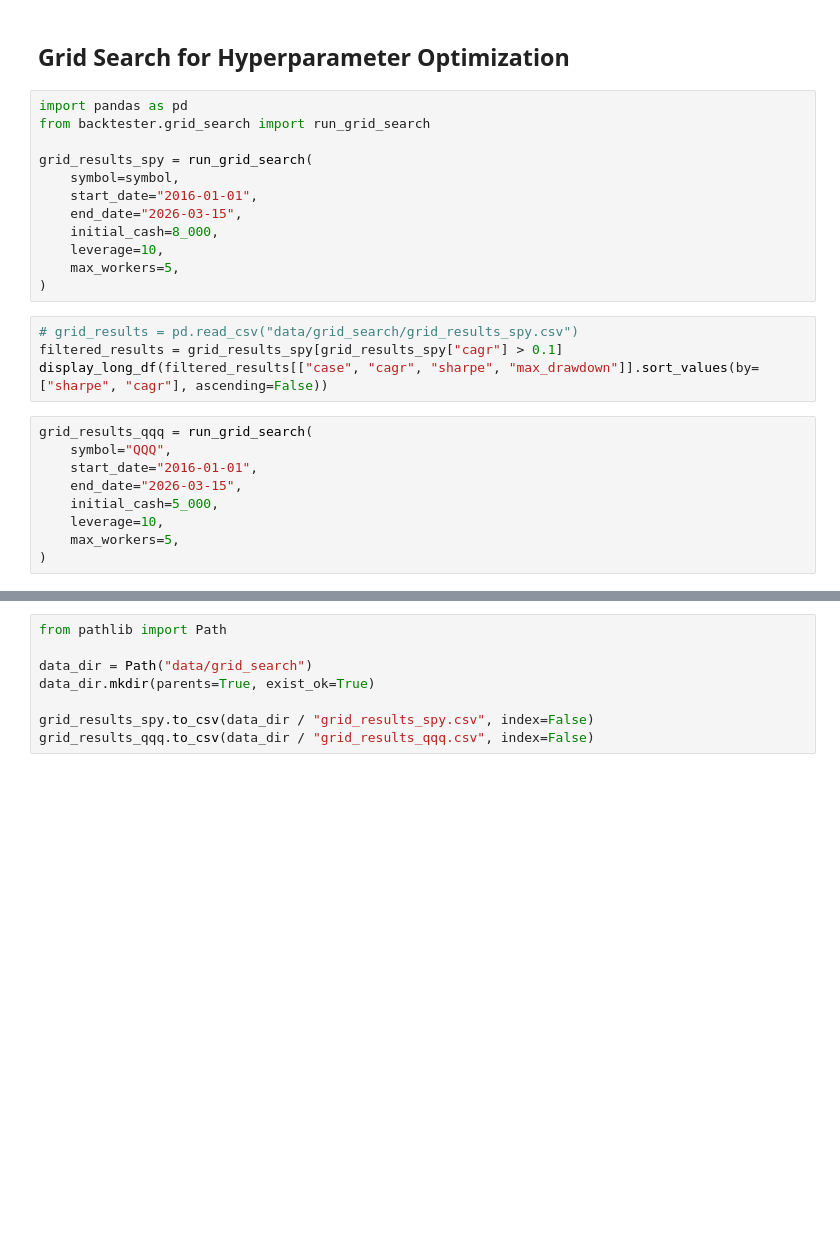
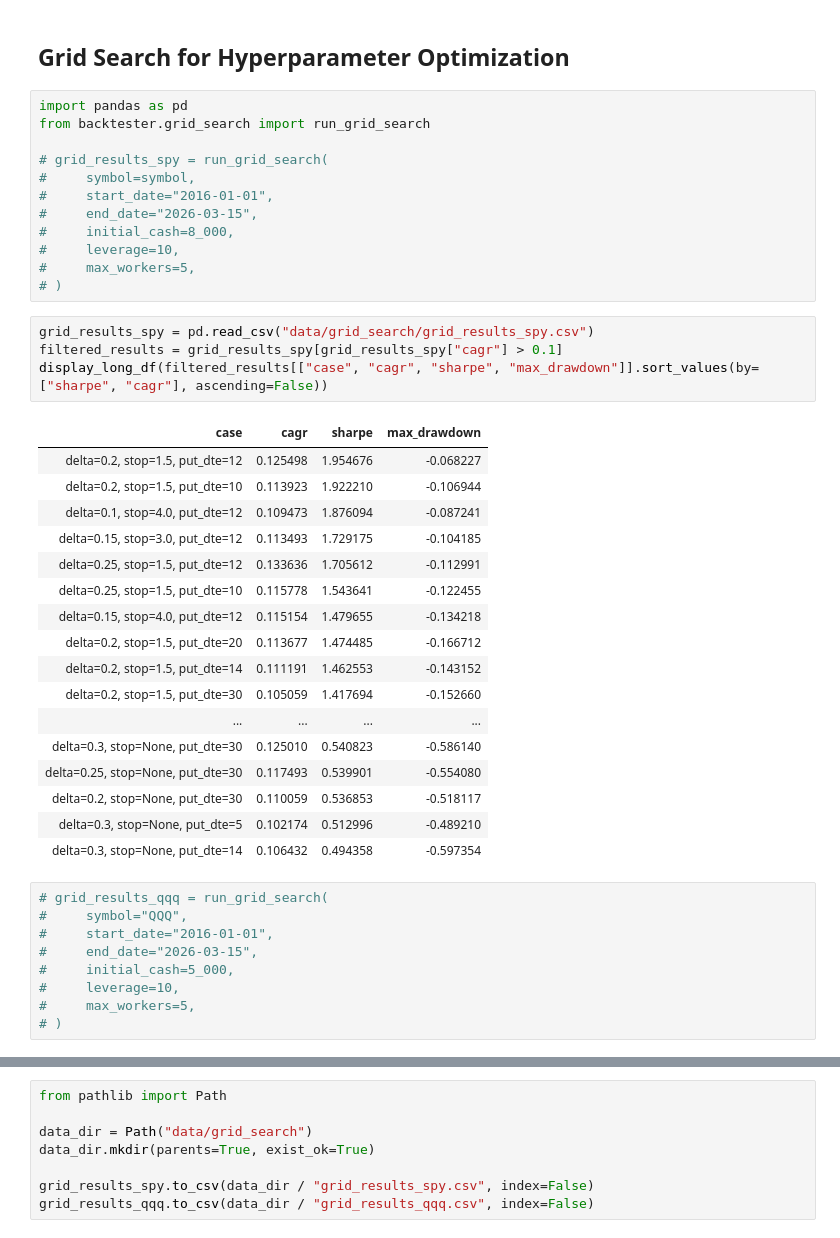
Before and after one commit to laurence1126/Option-Wheel, a Jupyter notebook: run_backtest.ipynb, the cells around one changed output, grey strips where cells are left out. Drawn from its saved outputs; the diff is of its cells as text; blank space fills up the shorter version.

```diff
--- a/run_backtest.ipynb
+++ b/run_backtest.ipynb
@@ -50,25 +95,43 @@ display_long_df(result.trades)
 import pandas as pd
 from backtester.grid_search import run_grid_search
 
-grid_results_spy = run_grid_search(
-    symbol=symbol,
-    start_date="2016-01-01",
-    end_date="2026-03-15",
-    initial_cash=8_000,
-    leverage=10,
-    max_workers=5,
-)
+# grid_results_spy = run_grid_search(
+#     symbol=symbol,
+#     start_date="2016-01-01",
+#     end_date="2026-03-15",
+#     initial_cash=8_000,
+#     leverage=10,
+#     max_workers=5,
+# )
 # %%
-# grid_results = pd.read_csv("data/grid_search/grid_results_spy.csv")
+grid_results_spy = pd.read_csv("data/grid_search/grid_results_spy.csv")
 filtered_results = grid_results_spy[grid_results_spy["cagr"] > 0.1]
 display_long_df(filtered_results[["case", "cagr", "sharpe", "max_drawdown"]].sort_values(by=["sharpe", "cagr"], ascending=False))
+# %% [output]
+| case | cagr | sharpe | max_drawdown |
+| delta=0.2, stop=1.5, put_dte=12 | 0.125498 | 1.954676 | -0.068227 |
+| delta=0.2, stop=1.5, put_dte=10 | 0.113923 | 1.922210 | -0.106944 |
+| delta=0.1, stop=4.0, put_dte=12 | 0.109473 | 1.876094 | -0.087241 |
+| delta=0.15, stop=3.0, put_dte=12 | 0.113493 | 1.729175 | -0.104185 |
+| delta=0.25, stop=1.5, put_dte=12 | 0.133636 | 1.705612 | -0.112991 |
+| delta=0.25, stop=1.5, put_dte=10 | 0.115778 | 1.543641 | -0.122455 |
+| delta=0.15, stop=4.0, put_dte=12 | 0.115154 | 1.479655 | -0.134218 |
+| delta=0.2, stop=1.5, put_dte=20 | 0.113677 | 1.474485 | -0.166712 |
+| delta=0.2, stop=1.5, put_dte=14 | 0.111191 | 1.462553 | -0.143152 |
+| delta=0.2, stop=1.5, put_dte=30 | 0.105059 | 1.417694 | -0.152660 |
+| ... | ... | ... | ... |
+| delta=0.3, stop=None, put_dte=30 | 0.125010 | 0.540823 | -0.586140 |
+| delta=0.25, stop=None, put_dte=30 | 0.117493 | 0.539901 | -0.554080 |
+| delta=0.2, stop=None, put_dte=30 | 0.110059 | 0.536853 | -0.518117 |
+| delta=0.3, stop=None, put_dte=5 | 0.102174 | 0.512996 | -0.489210 |
+| delta=0.3, stop=None, put_dte=14 | 0.106432 | 0.494358 | -0.597354 |
 # %%
-grid_results_qqq = run_grid_search(
-    symbol="QQQ",
-    start_date="2016-01-01",
-    end_date="2026-03-15",
-    initial_cash=5_000,
-    leverage=10,
-    max_workers=5,
-)
+# grid_results_qqq = run_grid_search(
+#     symbol="QQQ",
+#     start_date="2016-01-01",
+#     end_date="2026-03-15",
+#     initial_cash=5_000,
+#     leverage=10,
+#     max_workers=5,
+# )
 # %%
```
Also changed, not shown: parts of 6 cells of this notebook, 1 other file.
